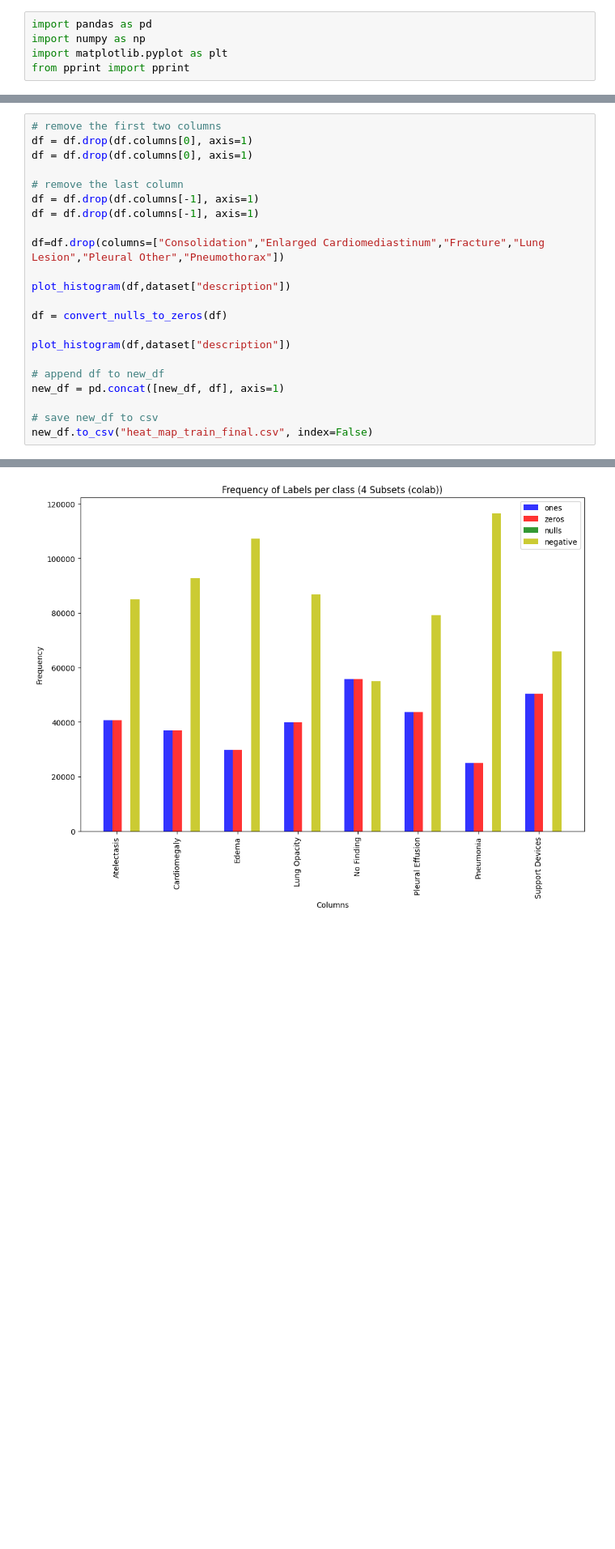
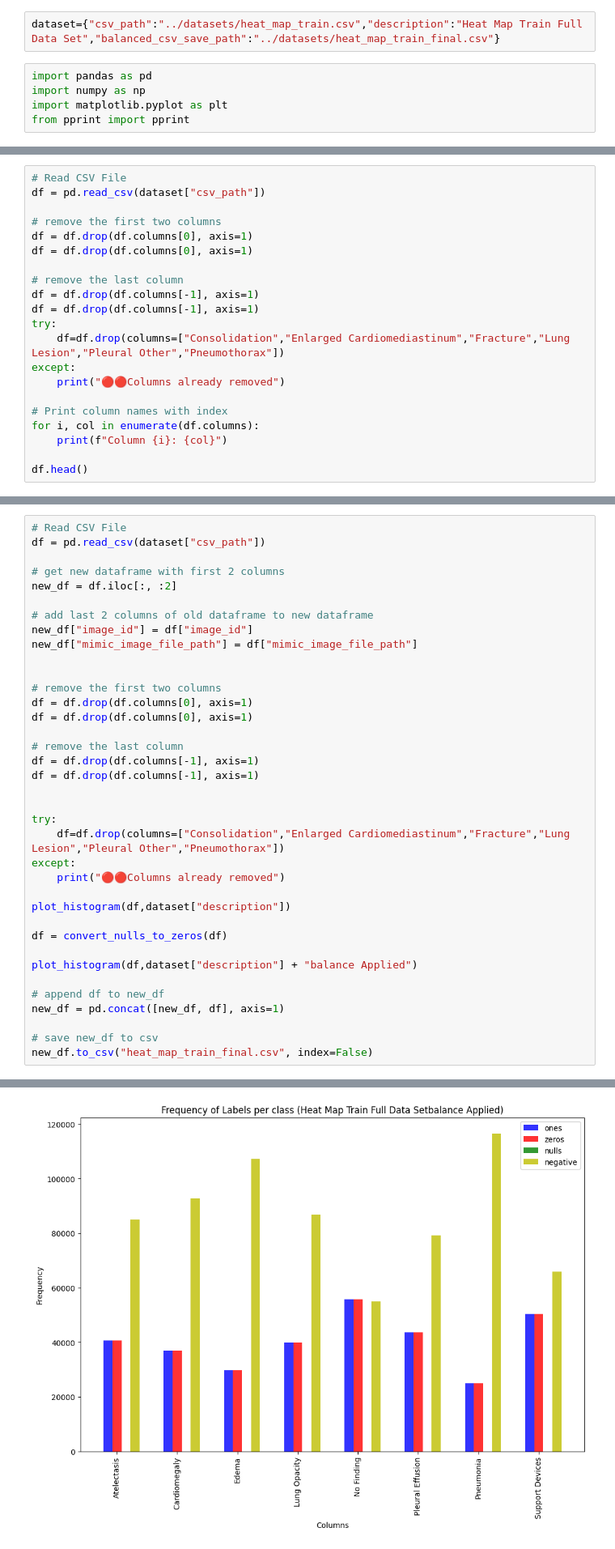
Before and after one commit to BasmaElhoseny01/X-Reporto-AI, a Jupyter notebook: note_books/Heat Maps Classes Weights.ipynb, the cells around one changed output, grey strips where cells are left out. Shown at 81% size. Cells and saved outputs as stored; diff of their text form; blank space fills up the shorter version.

Commit message:
Balance Heat Map Data Script Done

```diff
--- a/note_books/Heat Maps Classes Weights.ipynb
+++ b/note_books/Heat Maps Classes Weights.ipynb
@@ -5,3 +1,5 @@ dataset={"csv_path":"../datasets/heat_map_full.csv","description":"4 Subsets (co
+# %%
+dataset={"csv_path":"../datasets/heat_map_train.csv","description":"Heat Map Train Full Data Set","balanced_csv_save_path":"../datasets/heat_map_train_final.csv"}
 # %%
 import pandas as pd
 import numpy as np
@@ -37,3 +35,24 @@ def plot_histogram(df,dataset_description):
     plt.xticks(index + bar_width, df.columns, rotation='vertical')
     plt.legend()
     plt.show()
+# %%
+# Read CSV File
+df = pd.read_csv(dataset["csv_path"])
+
+# remove the first two columns
+df = df.drop(df.columns[0], axis=1)
+df = df.drop(df.columns[0], axis=1)
+
+# remove the last column
+df = df.drop(df.columns[-1], axis=1)
+df = df.drop(df.columns[-1], axis=1)
+try:
+    df=df.drop(columns=["Consolidation","Enlarged Cardiomediastinum","Fracture","Lung Lesion","Pleural Other","Pneumothorax"])
+except:
+    print("🔴🔴Columns already removed")
+
+# Print column names with index
+for i, col in enumerate(df.columns):
+    print(f"Column {i}: {col}")
+
+df.head()
@@ -76,4 +106,15 @@ new_df["mimic_image_file_path"] = df["mimic_image_file_path"]
 # %%
+# Read CSV File
+df = pd.read_csv(dataset["csv_path"])
+
+# get new dataframe with first 2 columns
+new_df = df.iloc[:, :2]
+
+# add last 2 columns of old dataframe to new dataframe
+new_df["image_id"] = df["image_id"]
+new_df["mimic_image_file_path"] = df["mimic_image_file_path"]
+
+
 # remove the first two columns
 df = df.drop(df.columns[0], axis=1)
 df = df.drop(df.columns[0], axis=1)
@@ -82,13 +123,17 @@ df = df.drop(df.columns[0], axis=1)
 df = df.drop(df.columns[-1], axis=1)
 df = df.drop(df.columns[-1], axis=1)
 
-df=df.drop(columns=["Consolidation","Enlarged Cardiomediastinum","Fracture","Lung Lesion","Pleural Other","Pneumothorax"])
+
+try:
+    df=df.drop(columns=["Consolidation","Enlarged Cardiomediastinum","Fracture","Lung Lesion","Pleural Other","Pneumothorax"])
+except:
+    print("🔴🔴Columns already removed")
 
 plot_histogram(df,dataset["description"])
 
 df = convert_nulls_to_zeros(df)
 
-plot_histogram(df,dataset["description"])
+plot_histogram(df,dataset["description"] + "balance Applied")
 
 # append df to new_df
 new_df = pd.concat([new_df, df], axis=1)
@@ -100 +145 @@ new_df.to_csv("heat_map_train_final.csv", index=False)
-[figure, old version]
+[figure, new version]
```
Also changed, not shown: parts of 17 cells of this notebook, 4 other files.
